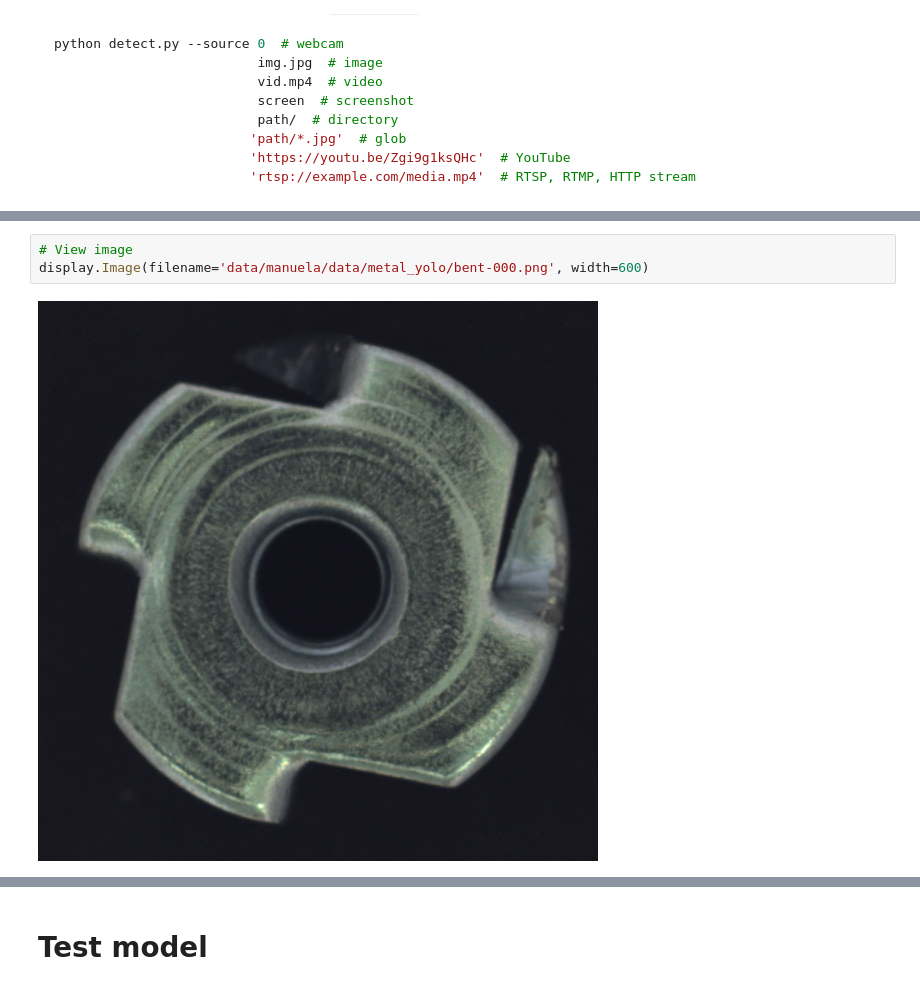
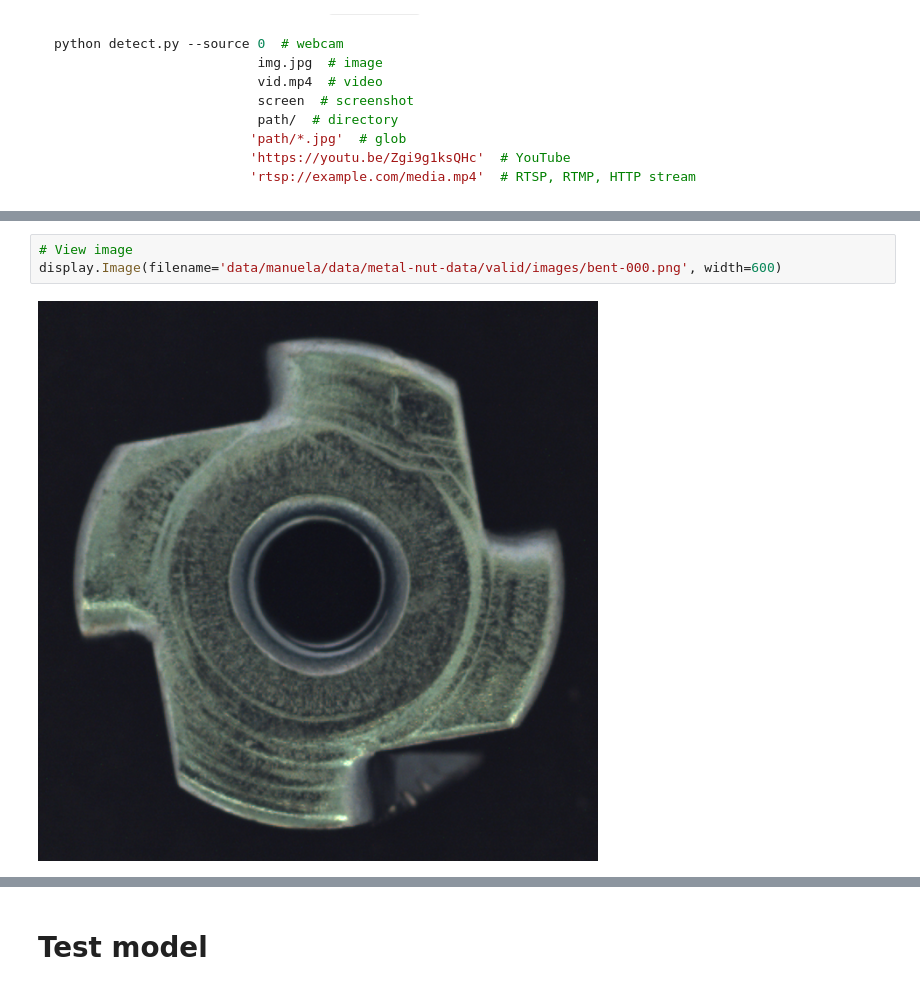
Before and after one commit to stefan-bergstein/manuela-visual-inspection, a Jupyter notebook: ml/pytorch/Manuela_Visual_Inspection_Yolov5.ipynb, the cells around one changed output, grey strips where cells are left out. Saved outputs shown, nothing was run; the diff lists cells and outputs as text.

```diff
--- a/ml/pytorch/Manuela_Visual_Inspection_Yolov5.ipynb
+++ b/ml/pytorch/Manuela_Visual_Inspection_Yolov5.ipynb
@@ -95,7 +89,7 @@ drwxrwxr-x 2 root root  4096 Jan 24  2021 metal_yolo
 # %%
 # View image
-display.Image(filename='data/manuela/data/metal_yolo/bent-000.png', width=600)
+display.Image(filename='data/manuela/data/metal-nut-data/valid/images/bent-000.png', width=600)
 # %% [output]
-[figure, old version]
+[figure, new version]
 # %%
 # Show annotation
```
Also changed, not shown: parts of 16 cells of this notebook, 5 other files.
